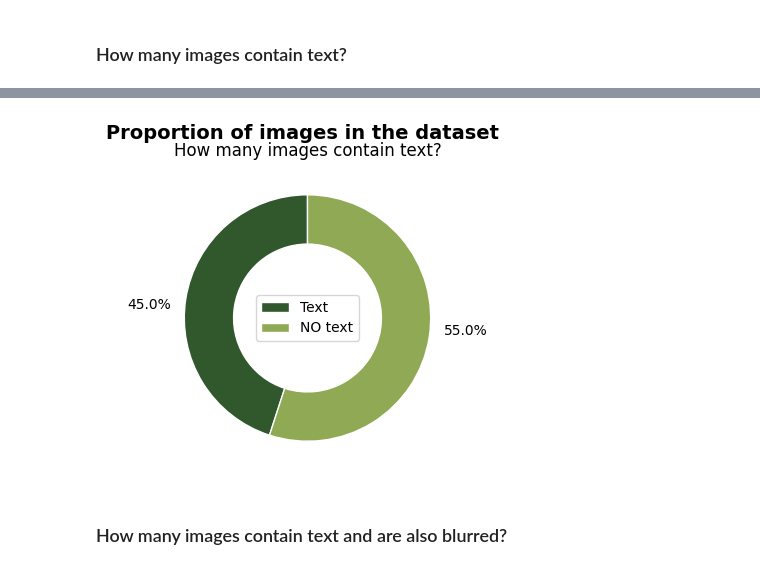
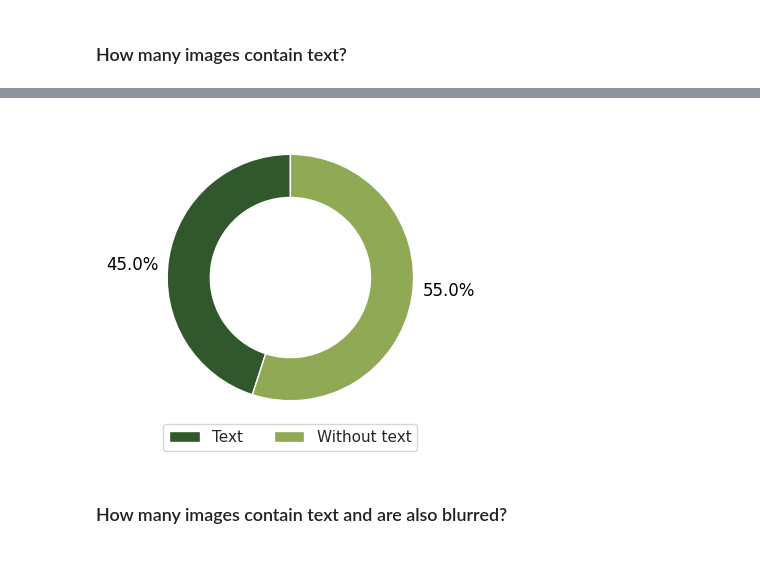
Before and after one commit to arcb01/GED-TFG, a Jupyter notebook: src/nb_2_exploring.ipynb, the cells around one changed output, grey strips where cells are left out. Saved outputs shown, nothing was run; the diff lists cells and outputs as text; code cells hidden in the pictures.

```diff
--- a/src/nb_2_exploring.ipynb
+++ b/src/nb_2_exploring.ipynb
@@ -159,17 +160,3 @@ with open('../data/imgs_w_txt.json', 'w') as outfile:
     json.dump(json_imgs_w_txt, outfile)
 # %% [markdown]
 ### How many images contain text?
-# %%
-labels = 'Text', 'NO text'
-n_imgs_w_text = total_imgs_w_txt.shape[0]
-n_imgs_wo_text = len(common_imgs) - n_imgs_w_text
-sizes = [n_imgs_w_text, n_imgs_wo_text]
-explode = (0.04, 0)  # for highligthing
-
-fig1, ax1 = plt.subplots(figsize=(4, 3))
-ax1.pie(sizes, explode=explode, labels=labels, autopct='%1.1f%%',
-        shadow=False, startangle=90)
-ax1.axis('equal')
-fig1.suptitle(f"Percentage of images containing text",fontsize=10)
-ax1.set_title(f"Text images in the dataset\n", y=1.02, fontsize=15)
-plt.show()
@@ -178,36 +163,38 @@ plt.show()
 # %%
 import matplotlib.pyplot as plt
 import seaborn as sns
 
+sizes = [n_imgs_w_text, n_imgs_wo_text]
 # create data
-labels = ['Text', 'NO text']
+labels = ['Text', 'Without text']
 #colors = ['green', 'orange']
 colors = ["#31572c", "#90a955"]
 
 # create plot
 fig, ax = plt.subplots(figsize=(4, 4))
-wedges, texts, autotexts = ax.pie(sizes, colors=colors, startangle=90, wedgeprops=dict(width=0.4, edgecolor='w'),
+wedges, texts, autotexts = ax.pie(sizes, colors=colors, startangle=90, wedgeprops=dict(width=0.35, edgecolor='w'),
                                   autopct='%1.1f%%', textprops=dict(color="black"))
 
 # add title and subtitle
-plt.title('How many images contain text?', fontsize=12)
-plt.suptitle('Proportion of images in the dataset', fontsize=14, fontweight='bold')
+#plt.title('How many images contain text?', fontsize=12)
+#plt.suptitle('Proportion of images in the dataset', fontsize=14, fontweight='bold')
 
 # add legend
-plt.legend(labels=labels, loc='center')
+ax.legend(labels=labels, loc='upper center', bbox_to_anchor=(0.5, .05),
+          fancybox=True, ncol=2)
 
 # move the percentage labels outside the chart
 for i, text in enumerate(autotexts):
     angle = (wedges[i].theta2 - wedges[i].theta1)/2. + wedges[i].theta1
     x = wedges[i].center[0] + 1.3*wedges[i].r*np.cos(np.pi*angle/180)
     y = wedges[i].center[1] + 0.7*wedges[i].r*np.sin(np.pi*angle/180)
     text.set_position((x,y))
 
 # show plot
 plt.show()
-fig.figure.savefig('../data/plots/text-freq.png', dpi=150)
+fig.figure.savefig(f'{plts_dir}text-freq.png', dpi=300)
 # %% [output]
-[figure, old version]
+[figure, new version]
 # %% [markdown]
 ### How many images contain text and are also blurred?
 # %%
```
Also changed, not shown: parts of 6 cells of this notebook.
